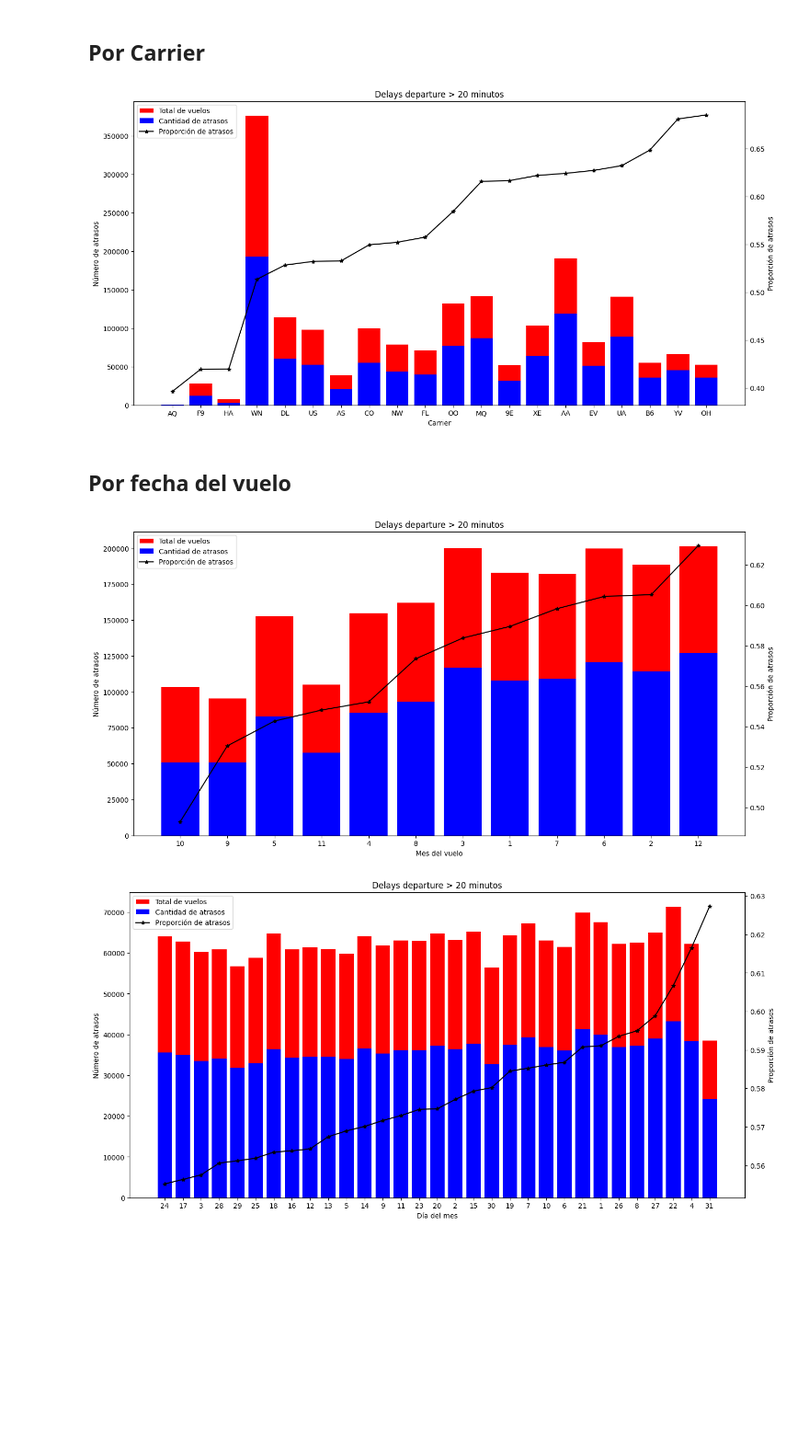
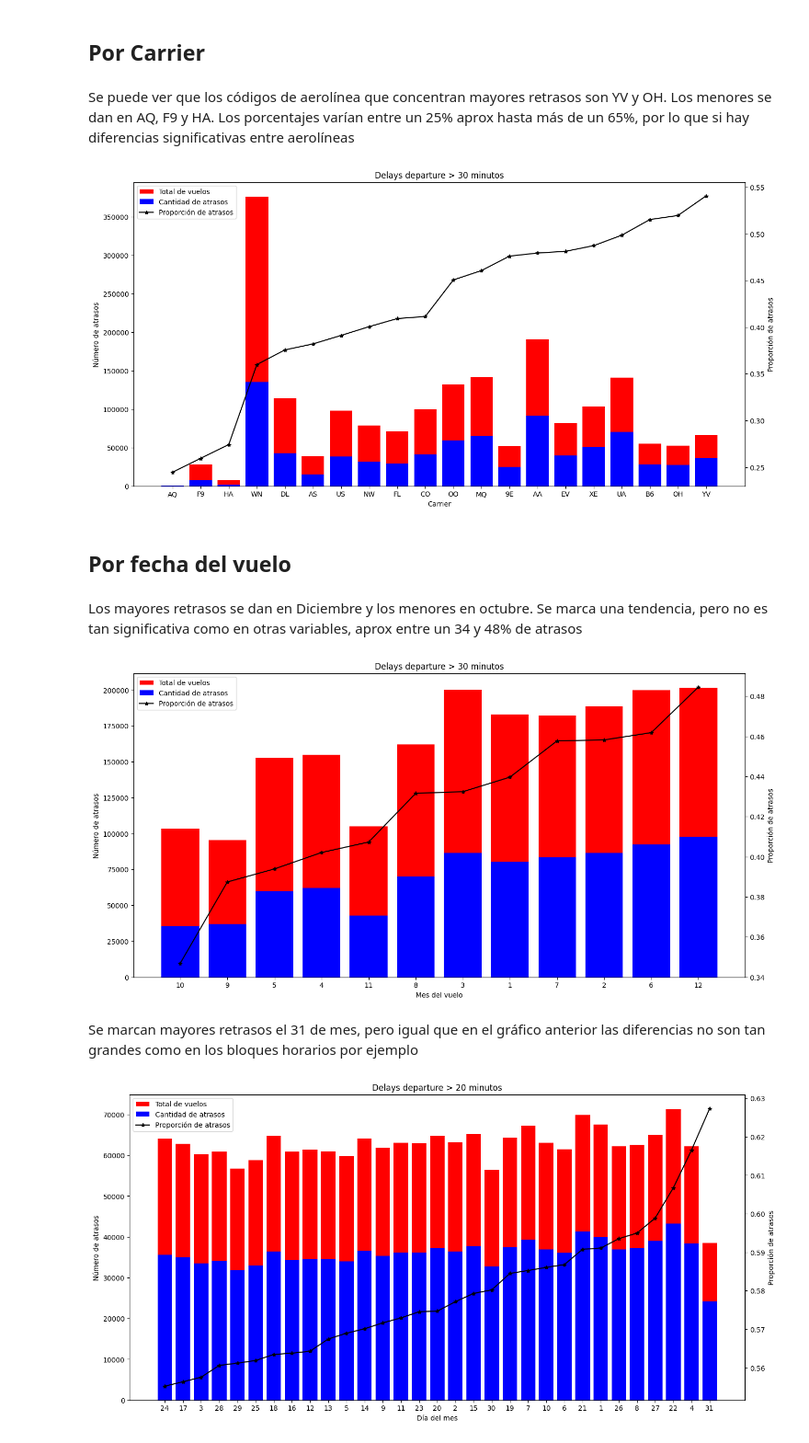
Before and after one commit to DiegoLeonG96/proyecto-pydatascience-udd, a Jupyter notebook: 03_Visualizaciones.ipynb, the cells around one changed output. Shown at 92% size. Cells and saved outputs as stored; diff of their text form; code cells hidden in the pictures; blank space fills up the shorter version.

Commit message:
ADD: visualizations analysis

```diff
--- a/03_Visualizaciones.ipynb
+++ b/03_Visualizaciones.ipynb
@@ -121,15 +184,21 @@ delay_proportion_plot(data, "DepHourBlock4", 30, "Bloque horario", dep_only=Fals
 # %% [markdown]
 ## Por Carrier
+# %% [markdown]
+Se puede ver que los códigos de aerolínea que concentran mayores retrasos son YV y OH. Los menores se dan en AQ, F9 y HA. Los porcentajes varían entre un 25% aprox hasta más de un 65%, por lo que si hay diferencias significativas entre aerolíneas
 # %%
-delay_proportion_plot(data, "UniqueCarrier", 20, "Carrier", dep_only=True)
+delay_proportion_plot(data, "UniqueCarrier", 30, "Carrier", dep_only=True)
 # %% [output]
-[figure, old version]
+[figure, new version]
 # %% [markdown]
 ## Por fecha del vuelo
+# %% [markdown]
+Los mayores retrasos se dan en Diciembre y los menores en octubre. Se marca una tendencia, pero no es tan significativa como en otras variables, aprox entre un 34 y 48% de atrasos
 # %%
-delay_proportion_plot(data, "Month", 20, "Mes del vuelo", dep_only=True)
+delay_proportion_plot(data, "Month", 30, "Mes del vuelo", dep_only=True)
 # %% [output]
-[figure, old version]
+[figure, new version]
+# %% [markdown]
+Se marcan mayores retrasos el 31 de mes, pero igual que en el gráfico anterior las diferencias no son tan grandes como en los bloques horarios por ejemplo
 # %%
 delay_proportion_plot(data, "DayofMonth", 20, "Día del mes", dep_only=True)
 # %% [output]
```
Also changed, not shown: parts of 22 cells of this notebook.
